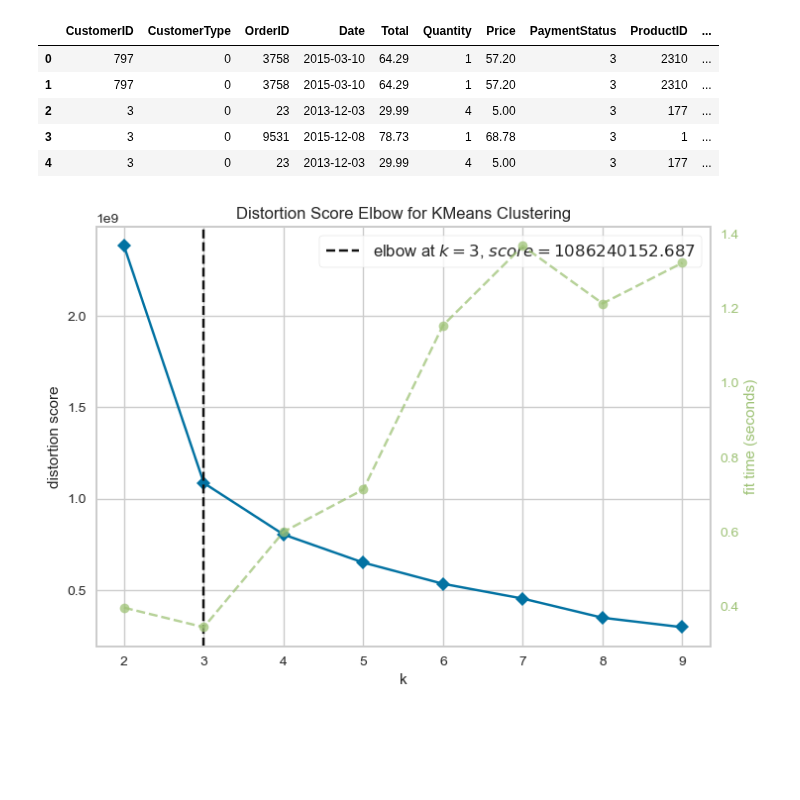
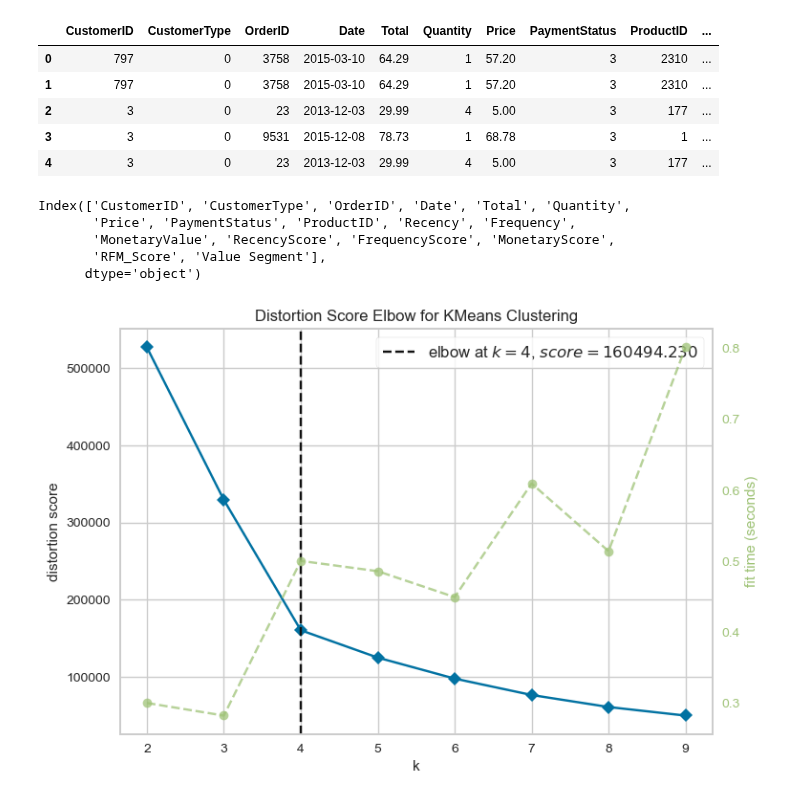
Before and after one commit to zafermesut/ai-crash-course, a Jupyter notebook: Homeworks/Customer Segmentation/Customer Segmentation.ipynb, the cells around one changed output. Cells and saved outputs as stored; diff of their text form; code cells hidden in the pictures; blank space fills up the shorter version.

```diff
--- a/Homeworks/Customer Segmentation/Customer Segmentation.ipynb
+++ b/Homeworks/Customer Segmentation/Customer Segmentation.ipynb
@@ -277,8 +278,21 @@ x = df[['Price', 'Total', 'Quantity', 'CustomerType', 'PaymentStatus']]
+# %%
+df.columns
+# %% [output]
+Index(['CustomerID', 'CustomerType', 'OrderID', 'Date', 'Total', 'Quantity',
+       'Price', 'PaymentStatus', 'ProductID', 'Recency', 'Frequency',
+       'MonetaryValue', 'RecencyScore', 'FrequencyScore', 'MonetaryScore',
+       'RFM_Score', 'Value Segment'],
+      dtype='object')
+# %%
+x = df[['Recency', 'Frequency', 'MonetaryValue', 'RecencyScore', 'FrequencyScore', 'MonetaryScore', 'RFM_Score']]
+# %%
+scaler = StandardScaler()
+x_scaled = scaler.fit_transform(x)
 # %%
 km = KMeans()
 vis = KElbowVisualizer(km, k=(2, 10))
-vis.fit(x)
+vis.fit(x_scaled)
 vis.show();
 # %% [output]
-[figure, old version]
+[figure, new version]
 # %%
```
Also changed, not shown: parts of 10 cells of this notebook.
